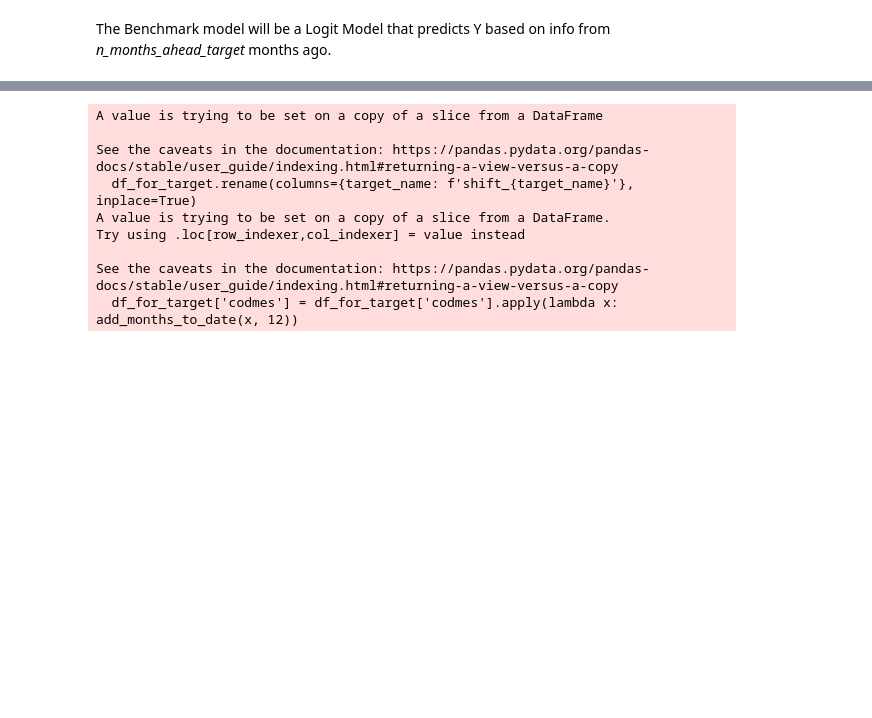
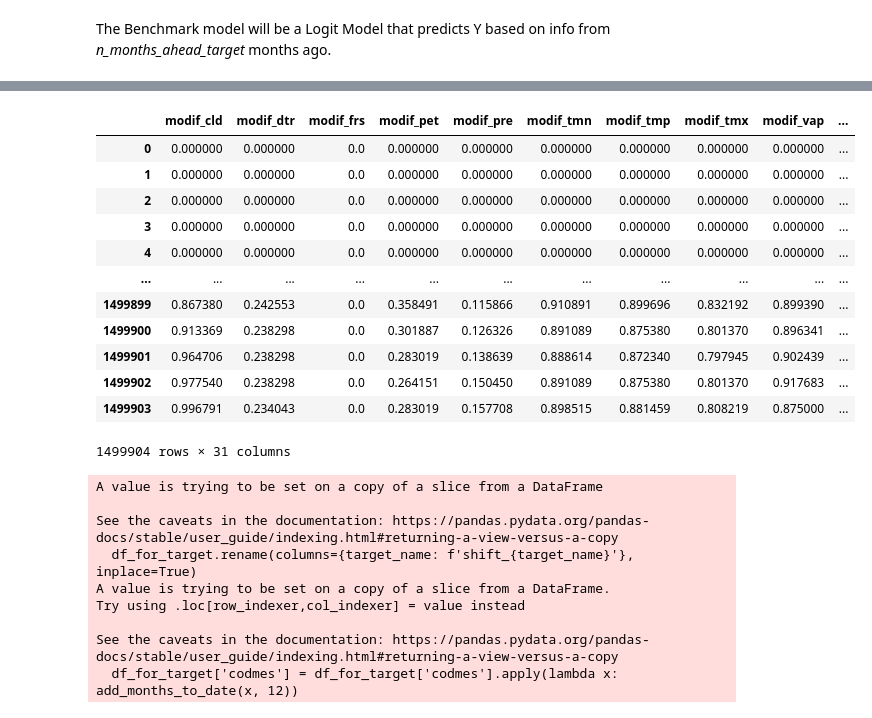
Before and after one commit to gabodabo-uno/DLA2501---Deep-Learning-Avanzado, a Jupyter notebook: Flood forecasting/3. Programas/03_Generate_Tensors.ipynb, the cells around one changed output, grey strips where cells are left out. Saved outputs shown, nothing was run; the diff lists cells and outputs as text; code cells hidden in the pictures; blank space fills up the shorter version.

```diff
--- a/Flood forecasting/3. Programas/03_Generate_Tensors.ipynb
+++ b/Flood forecasting/3. Programas/03_Generate_Tensors.ipynb
@@ -425,8 +425,9 @@ df_gts_reescal.sample(5)
 # %%
-def consol_df_for_benchmark(df_gts, dict_dfs_ctry_lvl_reescal, variables_gridded, target_name):
+def consol_df_for_benchmark(df_gts, dict_dfs_ctry_lvl_reescal, variables_gridded, target_name, add_miss_var = False):
     df_gts = df_gts.copy()
     for i_esima_var in variables_gridded:
-        df_gts[f'miss_{i_esima_var}'] = (df_gts[i_esima_var].isna()).astype(int)
+        if add_miss_var:
+            df_gts[f'miss_{i_esima_var}'] = (df_gts[i_esima_var].isna()).astype(int)
         df_gts[f'modif_{i_esima_var}'] = df_gts[i_esima_var].fillna(0)
 
     for i_esima_var in dict_dfs_ctry_lvl_reescal.keys():
@@ -434,9 +435,10 @@ def consol_df_for_benchmark(df_gts, dict_dfs_ctry_lvl_reescal, variables_gridded
         for i_esima_col in df_ctry_lvl_tmp.columns:
             if i_esima_col == 'codmes':
                 continue
-            df_ctry_lvl_tmp[f'miss_{i_esima_col}'] = (df_ctry_lvl_tmp[i_esima_col].isna()).astype(int)
+            if add_miss_var:
+                df_ctry_lvl_tmp[f'miss_{i_esima_col}'] = (df_ctry_lvl_tmp[i_esima_col].isna()).astype(int)
             df_ctry_lvl_tmp[f'modif_{i_esima_col}'] = df_ctry_lvl_tmp[i_esima_col].fillna(0)
-
+    # Falta  concolidar el output del for en un solo DF y eso unir para el DF Final, por ahora solo se considera la info de la última variable.
     vars_to_get_from_gts = [var for var in df_gts.columns if var.startswith('modif_') or var.startswith('miss_')]
     vars_to_get_from_ctry_lvl = [var for var in df_ctry_lvl_tmp.columns if var.startswith('modif_') or var.startswith('miss_')]
     df_final = pd.merge(df_gts[vars_to_get_from_gts + ['codmes', 'lat', 'lon', target_name]],
@@ -453,6 +455,22 @@ df_consol = consol_df_for_benchmark(
                     variables_gridded         =  variables_gridded,
                     target_name               = target_name
                     )
+# %%
+df_consol
+# %% [output]
+|  | modif_cld | modif_dtr | modif_frs | modif_pet | modif_pre | modif_tmn | modif_tmp | modif_tmx | modif_vap | ... |
+| 0 | 0.000000 | 0.000000 | 0.0 | 0.000000 | 0.000000 | 0.000000 | 0.000000 | 0.000000 | 0.000000 | ... |
+| 1 | 0.000000 | 0.000000 | 0.0 | 0.000000 | 0.000000 | 0.000000 | 0.000000 | 0.000000 | 0.000000 | ... |
+| 2 | 0.000000 | 0.000000 | 0.0 | 0.000000 | 0.000000 | 0.000000 | 0.000000 | 0.000000 | 0.000000 | ... |
+| 3 | 0.000000 | 0.000000 | 0.0 | 0.000000 | 0.000000 | 0.000000 | 0.000000 | 0.000000 | 0.000000 | ... |
+| 4 | 0.000000 | 0.000000 | 0.0 | 0.000000 | 0.000000 | 0.000000 | 0.000000 | 0.000000 | 0.000000 | ... |
+| ... | ... | ... | ... | ... | ... | ... | ... | ... | ... | ... |
+| 1499899 | 0.867380 | 0.242553 | 0.0 | 0.358491 | 0.115866 | 0.910891 | 0.899696 | 0.832192 | 0.899390 | ... |
+| 1499900 | 0.913369 | 0.238298 | 0.0 | 0.301887 | 0.126326 | 0.891089 | 0.875380 | 0.801370 | 0.896341 | ... |
+| 1499901 | 0.964706 | 0.238298 | 0.0 | 0.283019 | 0.138639 | 0.888614 | 0.872340 | 0.797945 | 0.902439 | ... |
+| 1499902 | 0.977540 | 0.238298 | 0.0 | 0.264151 | 0.150450 | 0.891089 | 0.875380 | 0.801370 | 0.917683 | ... |
+| 1499903 | 0.996791 | 0.234043 | 0.0 | 0.283019 | 0.157708 | 0.898515 | 0.881459 | 0.808219 | 0.875000 | ... |
+1499904 rows × 31 columns
 # %%
 def gen_X_Y_for_benchmark(df, target_name,  n_months_ahead_target = 12):
     df = df.copy()
```
Also changed, not shown: parts of 6 cells of this notebook, 6 other files.
